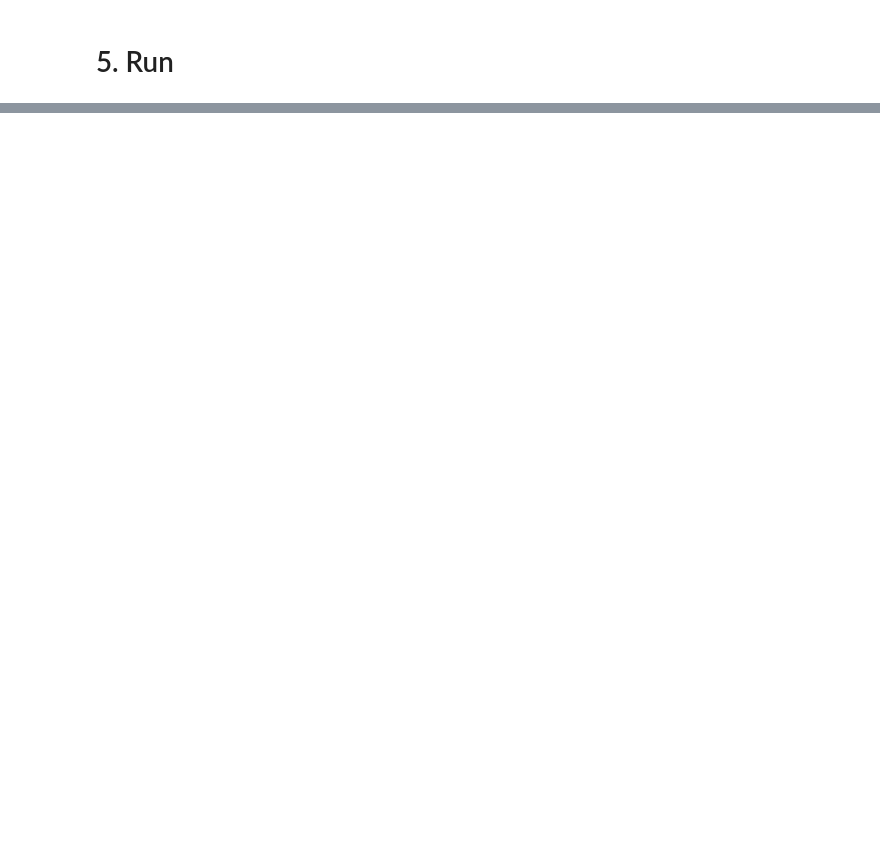
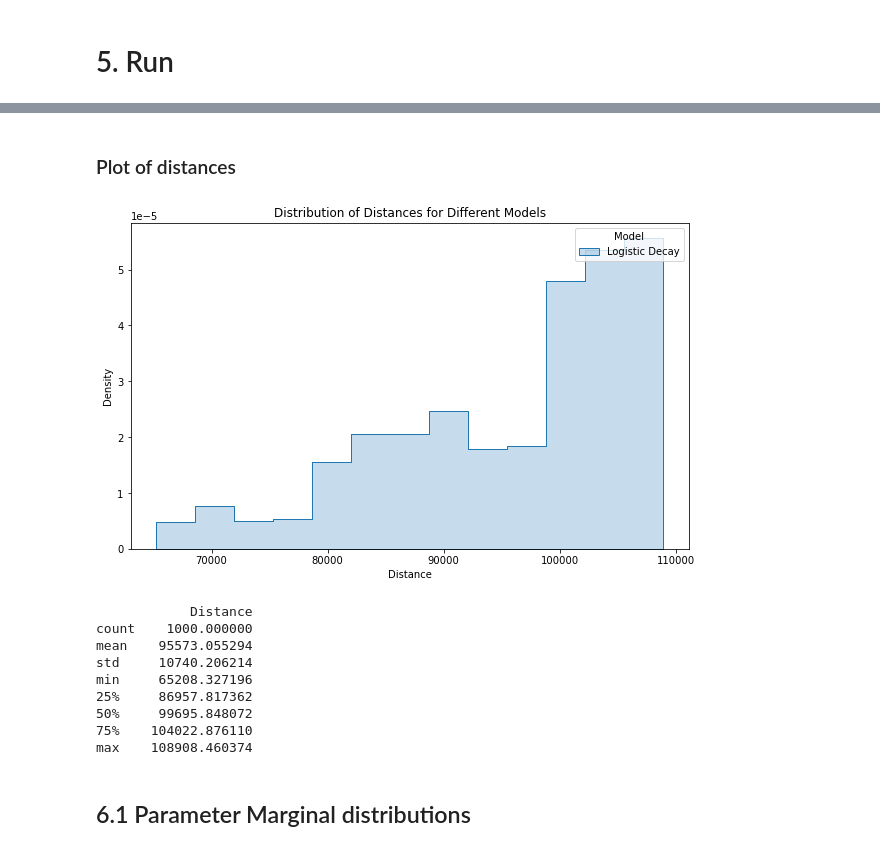
Before and after one commit to MarcoFelipeKing/Cleaning, a Jupyter notebook: Code/ANNABELCODE/fit_ODE.ipynb, the cells around one changed output, grey strips where cells are left out. Drawn from its saved outputs; the diff is of its cells as text; code cells hidden in the pictures; blank space fills up the shorter version.

```diff
--- a/Code/ANNABELCODE/fit_ODE.ipynb
+++ b/Code/ANNABELCODE/fit_ODE.ipynb
@@ -7,7 +8,7 @@ import matplotlib.pyplot as plt
 # import data using pandas
 import pandas as pd
 
-df = pd.read_csv('../data/FINAL_cleaning_data.csv')
+df = pd.read_csv('../../Annabel_data/FINAL_cleaning_data.csv')
 df.head()
 # %% [output]
 |  | Time | Replicates | Surface | Cleaning | Count |
@@ -595,9 +645,10 @@ def sample_from_prior():
 # %%
-def simulate_model(params, times):
+
+def simulate_model(model_func, params, times):
     simulated_data = []
     for surface in ['KYDEX', 'Stainless Steel']:
         for cleaning in ['ALC', 'CON', 'DW']:
-            mean_values = logistic_decay_model(params, times, surface, cleaning)
+            mean_values = model_func(params, times, surface, cleaning)
             for time, mean in zip(times, mean_values):
                 simulated_data.append((time, surface, cleaning, mean))
-    return pd.DataFrame(simulated_data, columns=['Time', 'Surface', 'Cleaning', 'mean'])
+    return pd.DataFrame(simulated_data, columns=['Time', 'Surface', 'Cleaning', 'mean_sim'])
@@ -636,12 +722,0 @@ accepted_params = abc(observed_data, times, num_samples, epsilon)
-# %%
-# List to store distances
-distances = []
-
-# Simulate the model for each set of accepted parameters and compute distances
-for params in accepted_params:
-    simulated_data = simulate_model(params, times)
-    dist = distance(simulated_data, data)
-    distances.append((params, dist))
-
-# Sort by distance and select the best 10
-best_params = [item[0] for item in sorted(distances, key=lambda x: x[1])[:10]]
@@ -694,0 +902,35 @@ plot_surface('Stainless Steel', best_params, data)
+# %% [markdown]
+### Plot of distances
+# %%
+import seaborn as sns
+import matplotlib.pyplot as plt
+
+# Convert the dictionary of accepted distances into a DataFrame
+distances_list = []
+for model_name, distances in accepted_distances.items():
+    for dist in distances:
+        distances_list.append({'Model': model_name, 'Distance': dist})
+
+distances_df = pd.DataFrame(distances_list)
+
+# Plot the histogram using seaborn
+plt.figure(figsize=(10, 6))
+sns.histplot(data=distances_df, x='Distance', hue='Model', element="step", stat="density", common_norm=False)
+plt.title('Distribution of Distances for Different Models')
+plt.ylabel('Density')
+plt.xlabel('Distance')
+plt.show()
+
+# Display summary statistics
+print(distances_df.describe())
+# %% [output]
+[figure, added]
+            Distance
+count    1000.000000
+mean    95573.055294
+std     10740.206214
+min     65208.327196
+25%     86957.817362
+50%     99695.848072
+75%    104022.876110
+max    108908.460374
@@ -694,0 +941,2 @@ plot_surface('Stainless Steel', best_params, data)
+# %% [markdown]
+## 6.1 Parameter Marginal distributions
```
Also changed, not shown: parts of 44 cells of this notebook, 21 other files.
